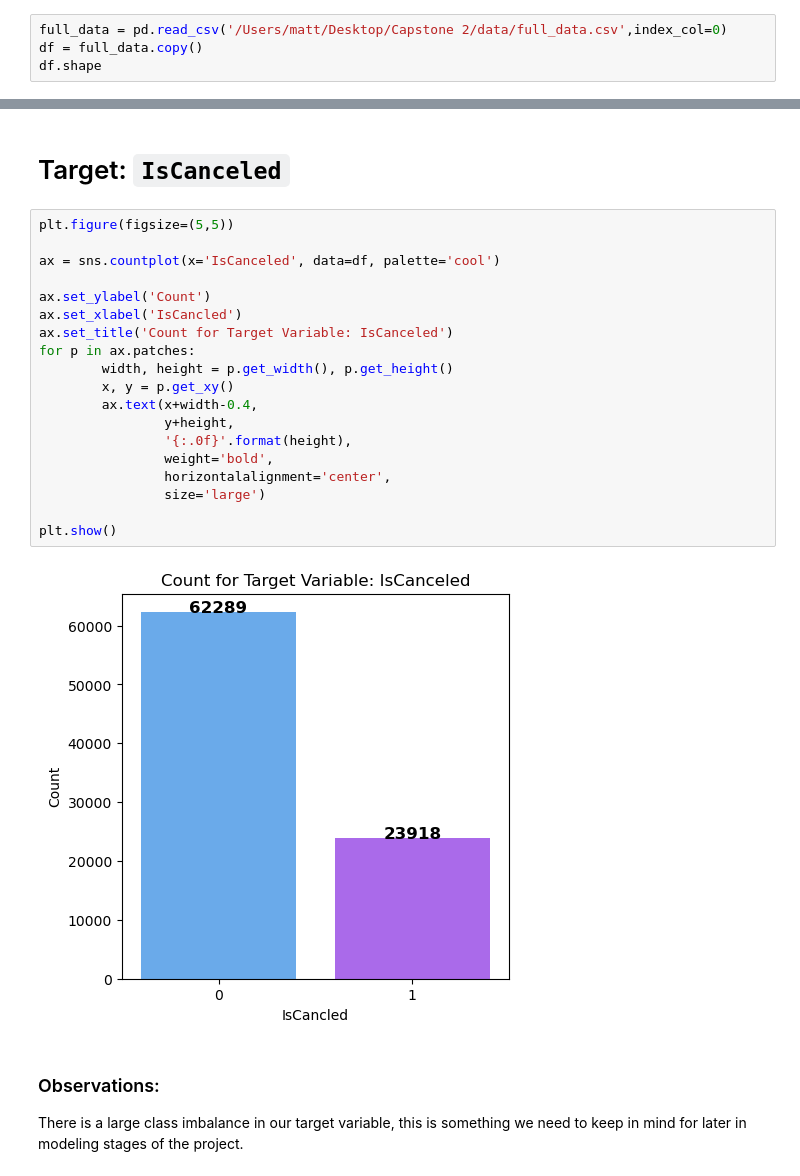
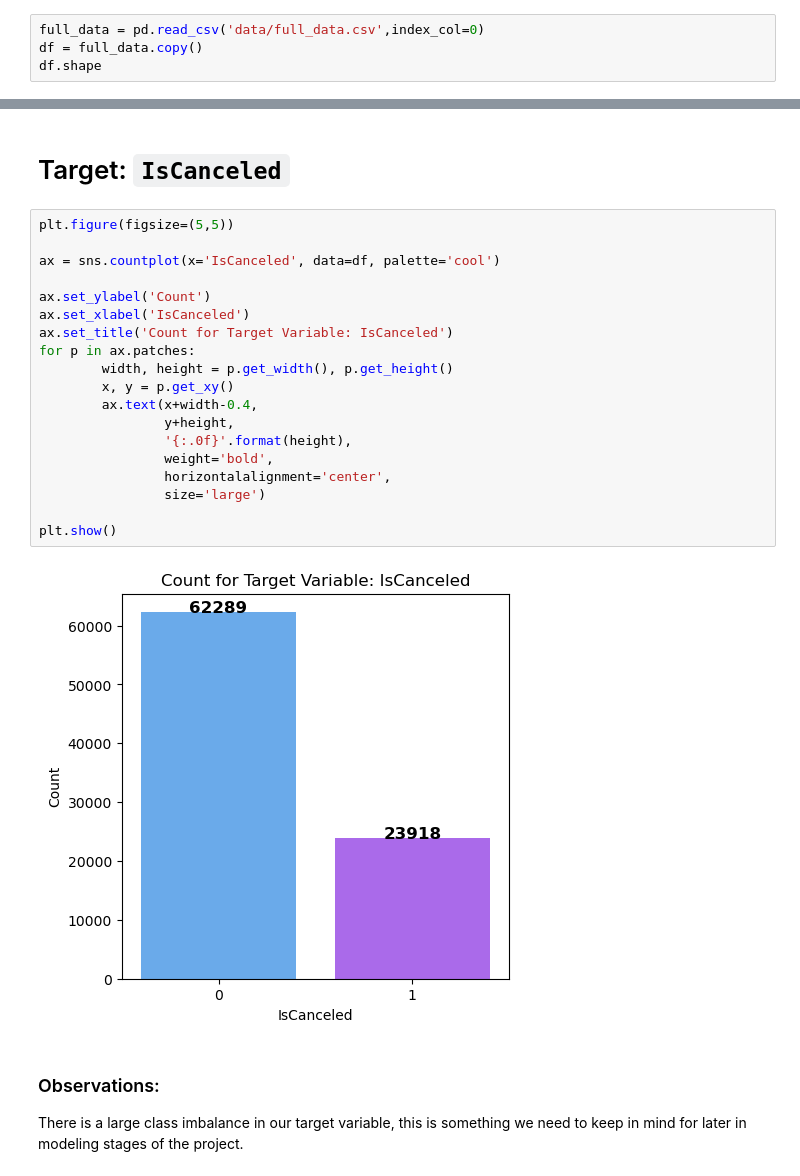
Before and after one commit to mmascarelli/Hotel-Capstone, a Jupyter notebook: EDA.ipynb, the cells around one changed output, grey strips where cells are left out. Cells and saved outputs as stored; diff of their text form.

```diff
--- a/EDA.ipynb
+++ b/EDA.ipynb
@@ -9,7 +9,7 @@ pd.set_option('display.max_columns', 100)
 import warnings
 warnings.filterwarnings('ignore')
 # %%
-full_data = pd.read_csv('/Users/matt/Desktop/Capstone 2/data/full_data.csv',index_col=0)
+full_data = pd.read_csv('data/full_data.csv',index_col=0)
 df = full_data.copy()
 df.shape
 # %% [output]
@@ -50,24 +57,24 @@ df.shape
 # %%
 plt.figure(figsize=(5,5))
 
 ax = sns.countplot(x='IsCanceled', data=df, palette='cool')
 
 ax.set_ylabel('Count')
-ax.set_xlabel('IsCancled')
+ax.set_xlabel('IsCanceled')
 ax.set_title('Count for Target Variable: IsCanceled')
 for p in ax.patches:
         width, height = p.get_width(), p.get_height()
         x, y = p.get_xy()
         ax.text(x+width-0.4,
                 y+height,
                 '{:.0f}'.format(height),
                 weight='bold',
                 horizontalalignment='center',
                 size='large')
 
 plt.show()
 # %% [output]
-[figure, old version]
+[figure, new version]
 # %% [markdown]
 ### Observations:
 There is a large class imbalance in our target variable, this is something we need to keep in mind for later in modeling stages of the project.
```
Also changed, not shown: parts of 52 cells of this notebook, 5 other files.
